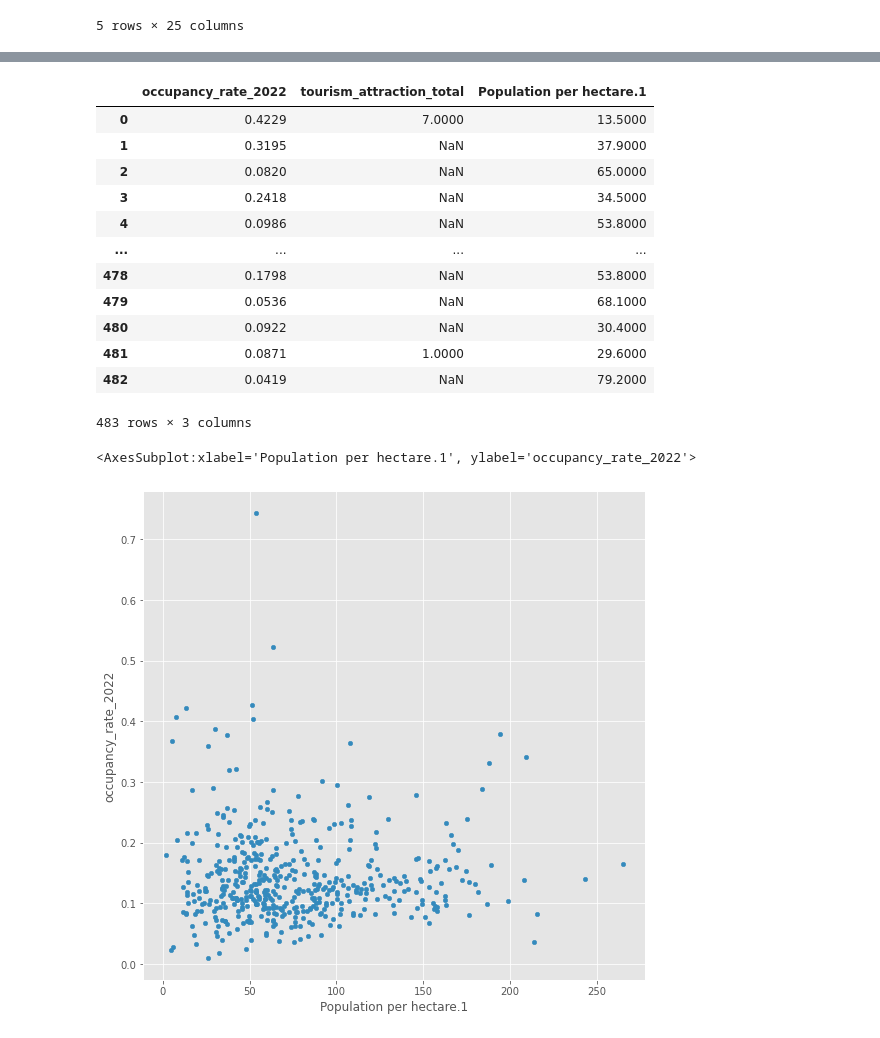
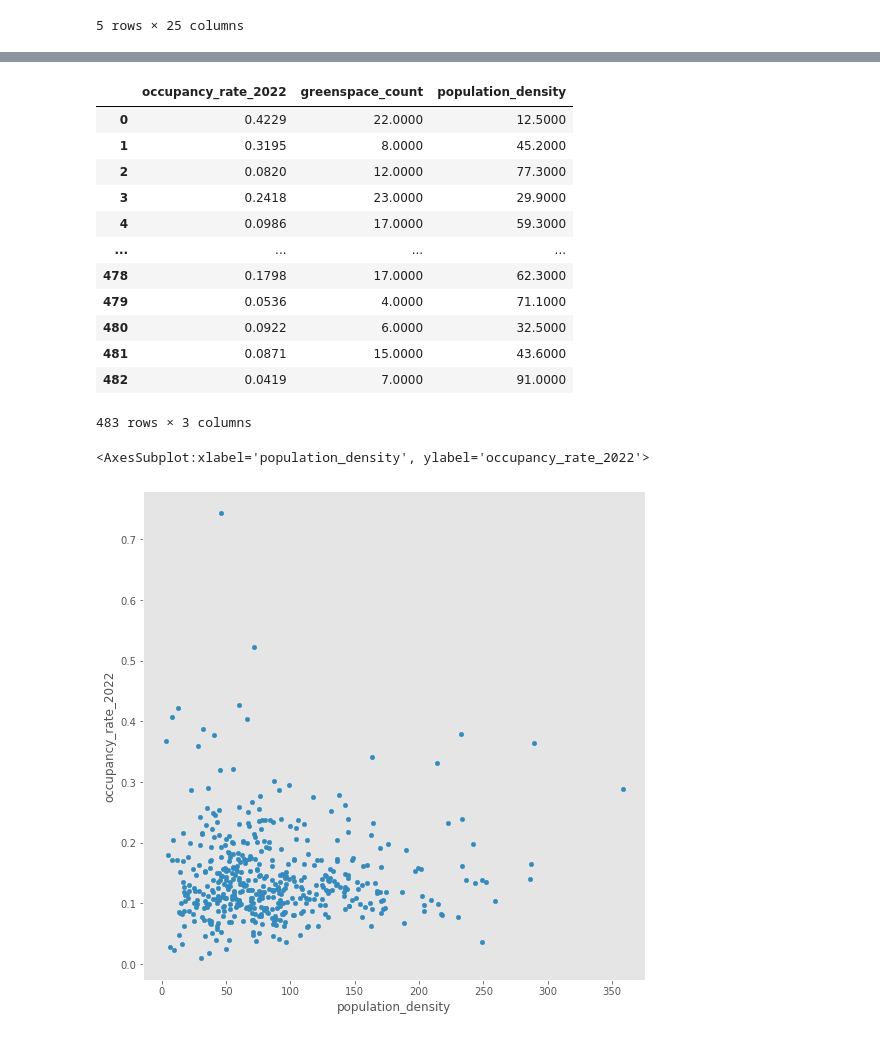
Before and after one commit to JinJiang22/fsds_GroupWork, a Jupyter notebook: independent_var.ipynb, the cells around one changed output, grey strips where cells are left out. Drawn from its saved outputs; the diff is of its cells as text; code cells hidden in the pictures.

```diff
--- a/independent_var.ipynb
+++ b/independent_var.ipynb
@@ -960,8 +1018,7 @@ print(statsmodels.__version__)
 0.13.2
 # %%
 # Read the airbnb 2022 file from github repo URL
-url = "https://raw.githubusercontent.com/JinJiang22/fsds_GroupWork/main/data/analytical/Ward_Airbnb_2022.csv"
-abb_df = pd.read_csv("../CASA/FSDS/fsds_assess/fsds_GroupWork/data/Ward_Airbnb_2022.csv")
-
+url = "https://raw.githubusercontent.com/JinJiang22/fsds_GroupWork/main/data/Ward_Airbnb_2022.csv"
+abb_df = pd.read_csv(url)
 abb_df.head(5)
 # %% [output]
@@ -969,7 +1031,6 @@ FileNotFoundError: [Errno 2] No such file or directory: '../CASA/FSDS/fsds_asses
 # %%
 ## Merge dependent and independent variables dataframe into one dataframe
-dataframe = pd.merge(pd.merge(abb_df,ta_df,on='GSS_CODE'),pd_df,on='GSS_CODE')
-
+dataframe = pd.merge(pd.merge(abb_df,gs_df,on='GSS_CODE'),pd_df,on='GSS_CODE')
 dataframe.head()
 # %% [output]
 |  | NAME_x | GSS_CODE | DISTRICT_x | LAGSSCODE_x | HECTARES_x | NONLD_AREA_x | geometry_x | occupancy_rate_2022 | ... |
@@ -982,7 +1043,7 @@ dataframe.head()
 # %%
 # Selecting attributes
 # Selecting variables needed
-df = dataframe[["occupancy_rate_2022", "tourism_attraction_total", "Population per hectare.1"]]
+df = dataframe[["occupancy_rate_2022", "greenspace_count", "population_density"]]
 
 df = df.apply(pd.to_numeric)
 
@@ -1003,25 +1064,25 @@ memory usage: 15.1 KB
 # %%
 df
 # %% [output]
-|  | occupancy_rate_2022 | tourism_attraction_total | Population per hectare.1 |
-| 0 | 0.4229 | 7.0000 | 13.5000 |
-| 1 | 0.3195 | NaN | 37.9000 |
-| 2 | 0.0820 | NaN | 65.0000 |
-| 3 | 0.2418 | NaN | 34.5000 |
-| 4 | 0.0986 | NaN | 53.8000 |
+|  | occupancy_rate_2022 | greenspace_count | population_density |
+| 0 | 0.4229 | 22.0000 | 12.5000 |
+| 1 | 0.3195 | 8.0000 | 45.2000 |
+| 2 | 0.0820 | 12.0000 | 77.3000 |
+| 3 | 0.2418 | 23.0000 | 29.9000 |
+| 4 | 0.0986 | 17.0000 | 59.3000 |
 | ... | ... | ... | ... |
-| 478 | 0.1798 | NaN | 53.8000 |
-| 479 | 0.0536 | NaN | 68.1000 |
-| 480 | 0.0922 | NaN | 30.4000 |
-| 481 | 0.0871 | 1.0000 | 29.6000 |
-| 482 | 0.0419 | NaN | 79.2000 |
+| 478 | 0.1798 | 17.0000 | 62.3000 |
+| 479 | 0.0536 | 4.0000 | 71.1000 |
+| 480 | 0.0922 | 6.0000 | 32.5000 |
+| 481 | 0.0871 | 15.0000 | 43.6000 |
+| 482 | 0.0419 | 7.0000 | 91.0000 |
 483 rows × 3 columns
 # %%
 # plot the result
-df.plot(kind='scatter', x='Population per hectare.1', y='occupancy_rate_2022', figsize=(9, 9))
+df.plot(kind='scatter', x='population_density', y='occupancy_rate_2022', figsize=(9, 9))
 # %% [output]
-<AxesSubplot:xlabel='Population per hectare.1', ylabel='occupancy_rate_2022'>
+<AxesSubplot:xlabel='population_density', ylabel='occupancy_rate_2022'>
-[figure, old version]
+[figure, new version]
 # %%
 # plot the result
 df.plot(kind='scatter', x='tourism_attraction_total', y='occupancy_rate_2022', figsize=(9, 9))
```
Also changed, not shown: parts of 19 cells of this notebook, 9 other files.
